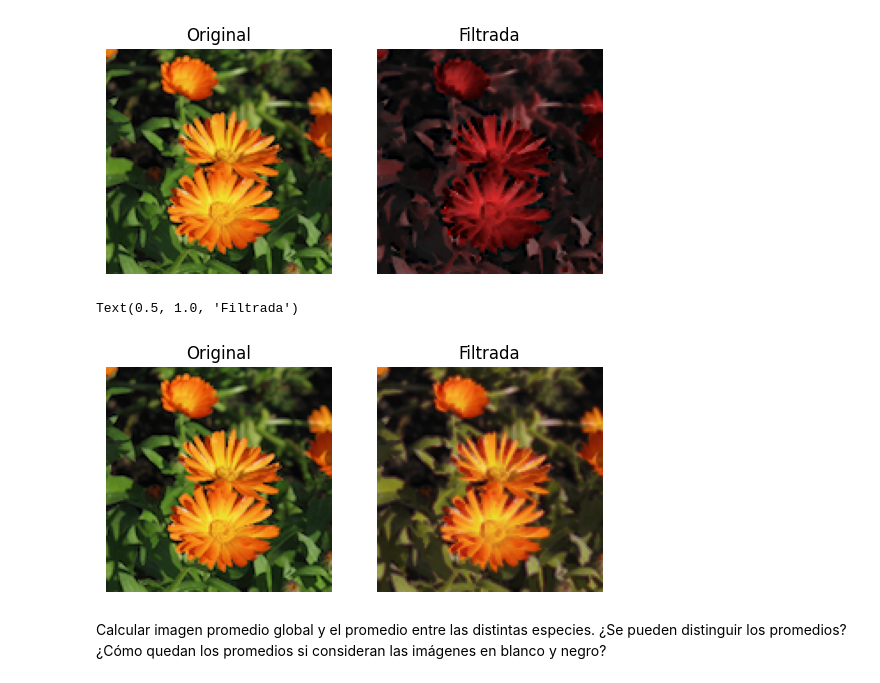
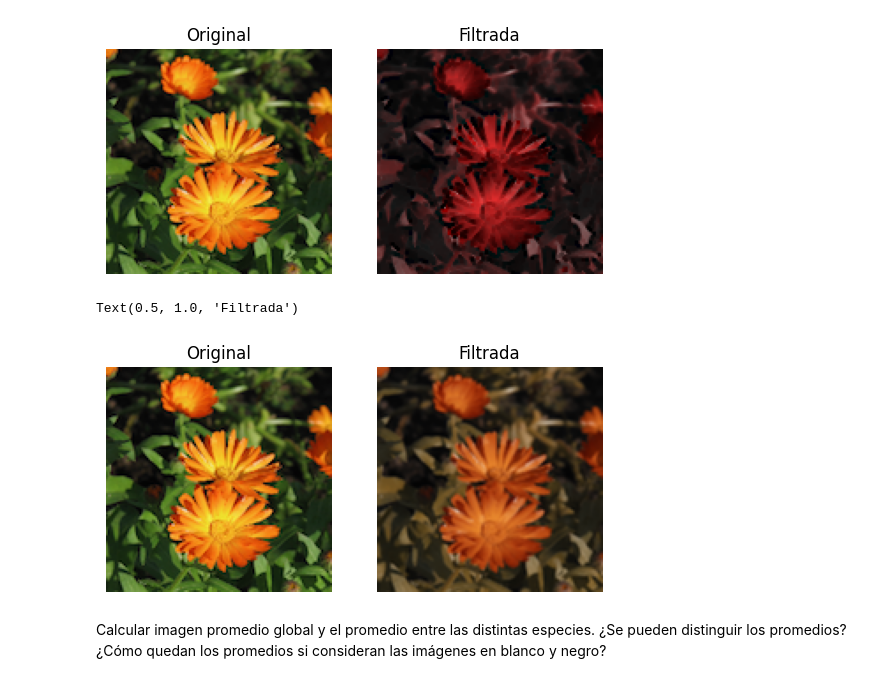
Before and after one commit to josesg998/dmecyt, a Jupyter notebook: preTP1/pre_TP_01_JSG.ipynb, the cells around one changed output. Cells and saved outputs as stored; diff of their text form; code cells hidden in the pictures.

```diff
--- a/preTP1/pre_TP_01_JSG.ipynb
+++ b/preTP1/pre_TP_01_JSG.ipynb
@@ -18,13 +16,14 @@ Drive already mounted at /content/drive; to attempt to forcibly remount, call dr
 # %% [markdown]
 A partir del siguiente link, se obtendrán las imágenes a color de 210 flores pertenecientes a 10 especies diferentes. Cada imagen consiste en un archivo .PNG de 128 pixeles de ancho por 128 pixeles de profundidad (128x128x3). Adicionlamente, se encuentra el archivo .CSV con las etiquetas (labels) que corresponden a la especie de cada imagen.
 # %%
-image_path = "/content/drive/MyDrive/DMCyT_2023/flower_images" #PONER EL PATH DE CADA UNO
+image_path = "/content/drive/MyDrive/DMCyT_2023/flower_images/" #drive
+image_path = "flower_images/" #local
 
 path = sorted([os.path.join(image_path, file)
                for file in os.listdir(image_path )
                if file.endswith('.png')])
 # %%
-labels = pd.read_csv('/content/drive/MyDrive/DMCyT_2023/flower_images/flower_labels.csv')
+labels = pd.read_csv(image_path+'flower_labels.csv')
 # %%
 labels[labels['label']==0].iloc[0,0]
 # %% [output]
@@ -209,27 +206,25 @@ Text(0.5, 1.0, 'Filtrada')
 # %%
 from scipy.ndimage import uniform_filter
 # Establecer la semilla aleatoria
 random.seed(42)
 # Seleccionar una imagen al azar
-imagen_path = path_drive+"flower_images/" + random.choice(labels['file'])
+imagen_path = image_path + random.choice(labels['file'])
 
 imagen = cv2.imread(imagen_path)
 
 imagen_filtrada = uniform_filter(imagen,size=2)
-
-imagen_filtrada = median_filter(imagen,size=2)
 
 plt.subplot(1,2,1)
 plt.imshow(cv2.cvtColor(imagen, cv2.COLOR_BGR2RGB), cmap='gray')
 plt.axis('off')
 plt.title('Original')
 plt.subplot(1,2,2)
 plt.imshow(cv2.cvtColor(imagen_filtrada, cv2.COLOR_BGR2RGB), cmap='gray')
 plt.axis('off')
 plt.title('Filtrada')
 # %% [output]
 Text(0.5, 1.0, 'Filtrada')
-[figure, old version]
+[figure, new version]
 # %% [markdown]
 Calcular imagen promedio global y el promedio entre las distintas especies. ¿Se pueden distinguir los promedios? ¿Cómo quedan los promedios si consideran las imágenes en blanco y negro?
 # %%
```
Also changed, not shown: parts of 11 cells of this notebook.
